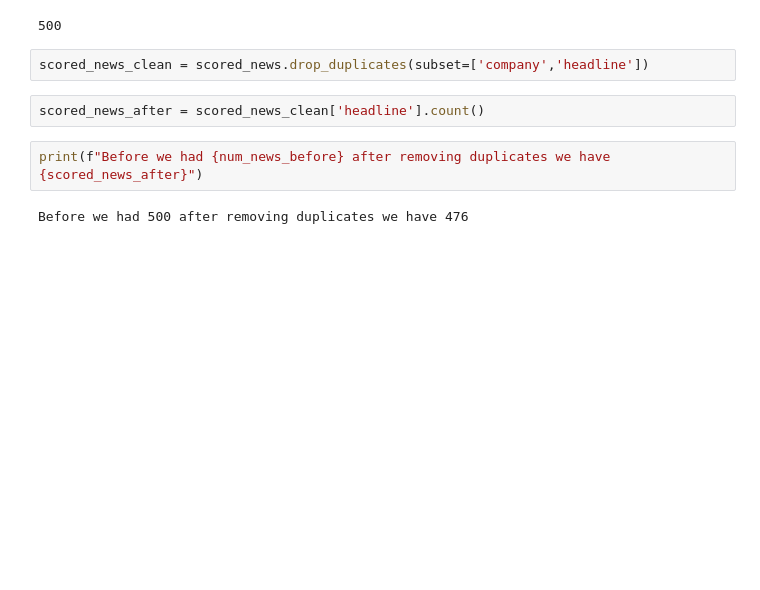
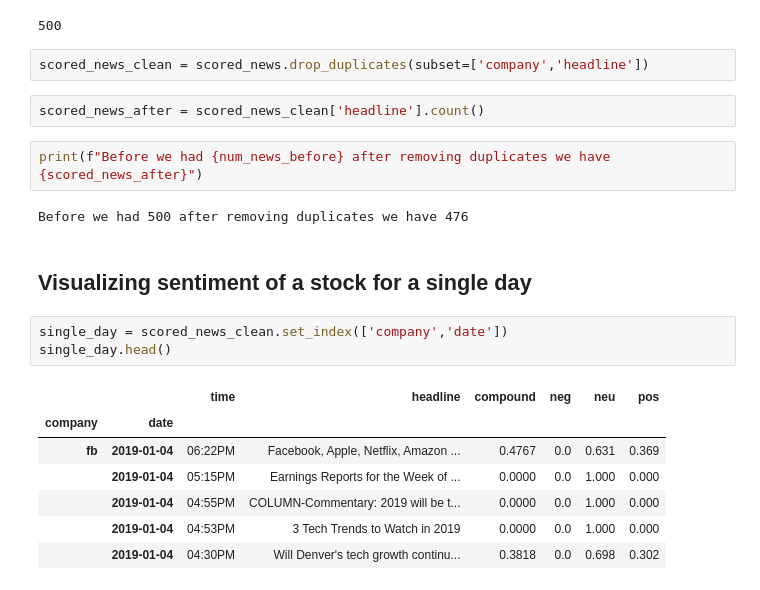
Before and after one commit to kaushik-holla/Sentimental-Analysis-of-Stock-Market-from-News-Headlines-, a Jupyter notebook: Sentiment_Analysis_of_Stock.ipynb, the cells around one changed output. Drawn from its saved outputs; the diff is of its cells as text; blank space fills up the shorter version.

```diff
--- a/Sentiment_Analysis_of_Stock.ipynb
+++ b/Sentiment_Analysis_of_Stock.ipynb
@@ -202,3 +199,16 @@ scored_news_after = scored_news_clean['headline'].count()
 print(f"Before we had {num_news_before} after removing duplicates we have {scored_news_after}")
 # %% [output]
 Before we had 500 after removing duplicates we have 476
+# %% [markdown]
+## Visualizing sentiment of a stock for a single day
+# %%
+single_day = scored_news_clean.set_index(['company','date'])
+single_day.head()
+# %% [output]
+|  |  | time | headline | compound | neg | neu | pos |
+| company | date |  |  |  |  |  |  |
+| fb | 2019-01-04 | 06:22PM | Facebook, Apple, Netflix, Amazon ... | 0.4767 | 0.0 | 0.631 | 0.369 |
+|  | 2019-01-04 | 05:15PM | Earnings Reports for the Week of ... | 0.0000 | 0.0 | 1.000 | 0.000 |
+|  | 2019-01-04 | 04:55PM | COLUMN-Commentary: 2019 will be t... | 0.0000 | 0.0 | 1.000 | 0.000 |
+|  | 2019-01-04 | 04:53PM | 3 Tech Trends to Watch in 2019 | 0.0000 | 0.0 | 1.000 | 0.000 |
+|  | 2019-01-04 | 04:30PM | Will Denver's tech growth continu... | 0.3818 | 0.0 | 0.698 | 0.302 |
```
Also changed, not shown: parts of 11 cells of this notebook.
